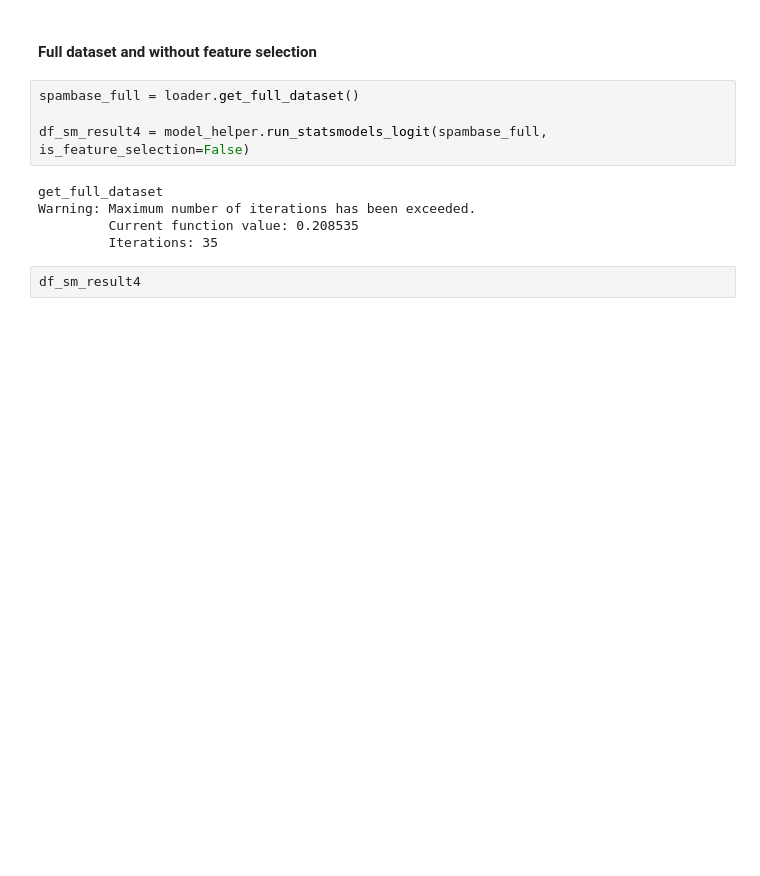
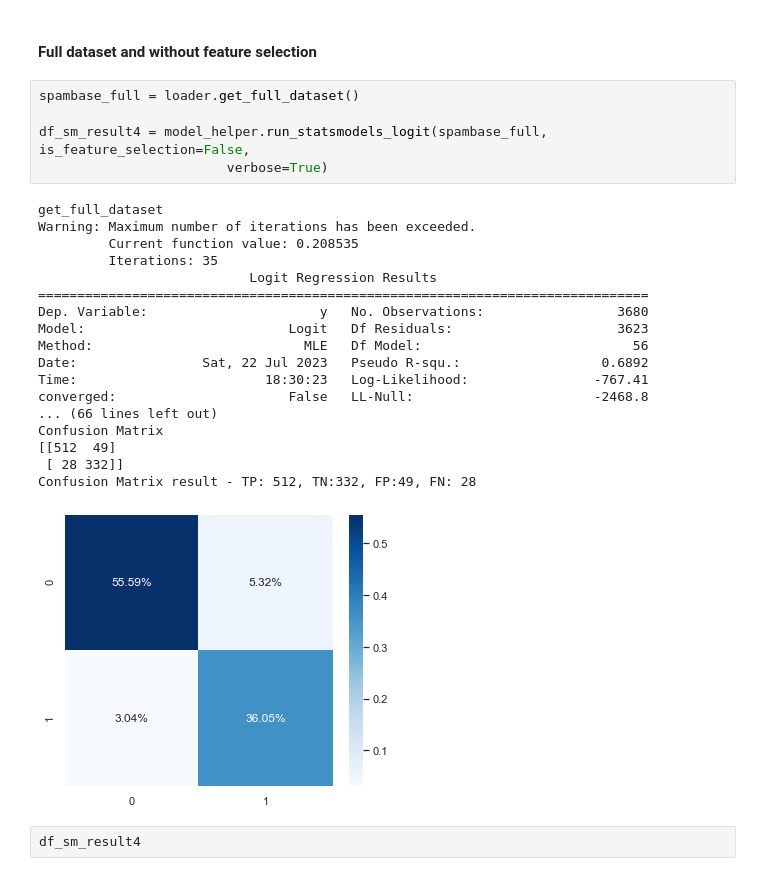
Before and after one commit to quickheaven/scs-3251-statistics-for-data-science, a Jupyter notebook: project_spambase_nb.ipynb, the cells around one changed output. Saved outputs shown, nothing was run; the diff lists cells and outputs as text; blank space fills up the shorter version.

```diff
--- a/project_spambase_nb.ipynb
+++ b/project_spambase_nb.ipynb
@@ -404,12 +430,27 @@ df_sm_result3
 # %%
 spambase_full = loader.get_full_dataset()
 
-df_sm_result4 = model_helper.run_statsmodels_logit(spambase_full, is_feature_selection=False)
+df_sm_result4 = model_helper.run_statsmodels_logit(spambase_full, is_feature_selection=False,
+                        verbose=True)
 # %% [output]
 get_full_dataset
 Warning: Maximum number of iterations has been exceeded.
          Current function value: 0.208535
          Iterations: 35
+                           Logit Regression Results
+==============================================================================
+Dep. Variable:                      y   No. Observations:                 3680
+Model:                          Logit   Df Residuals:                     3623
+Method:                           MLE   Df Model:                           56
+Date:                Sat, 22 Jul 2023   Pseudo R-squ.:                  0.6892
+Time:                        18:30:23   Log-Likelihood:                -767.41
+converged:                      False   LL-Null:                       -2468.8
+... (66 lines left out)
+Confusion Matrix
+[[512  49]
+ [ 28 332]]
+Confusion Matrix result - TP: 512, TN:332, FP:49, FN: 28
+[figure, added]
 # %%
 df_sm_result4
 # %% [output]
```
Also changed, not shown: parts of 5 cells of this notebook, 1 other file.
